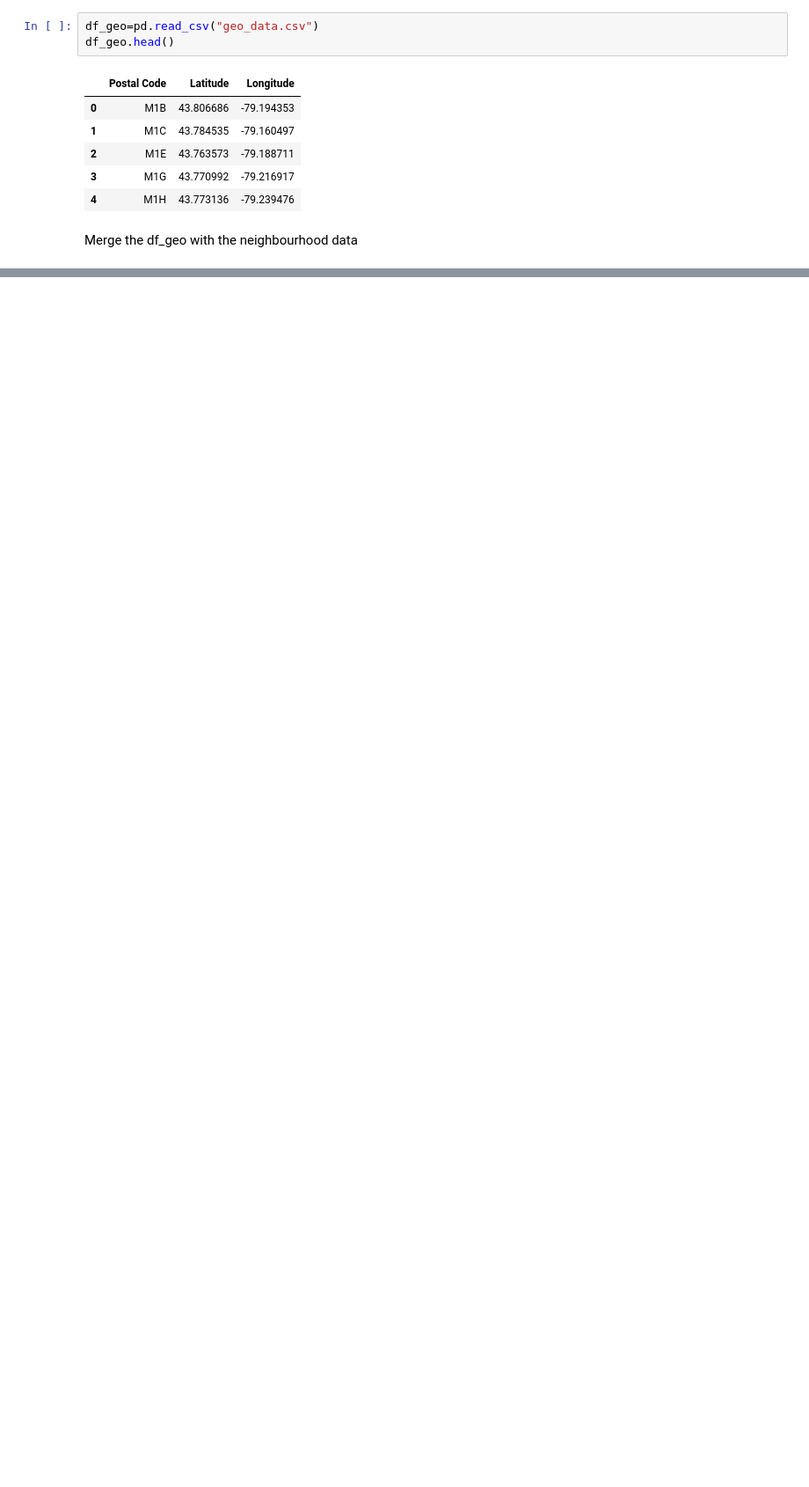
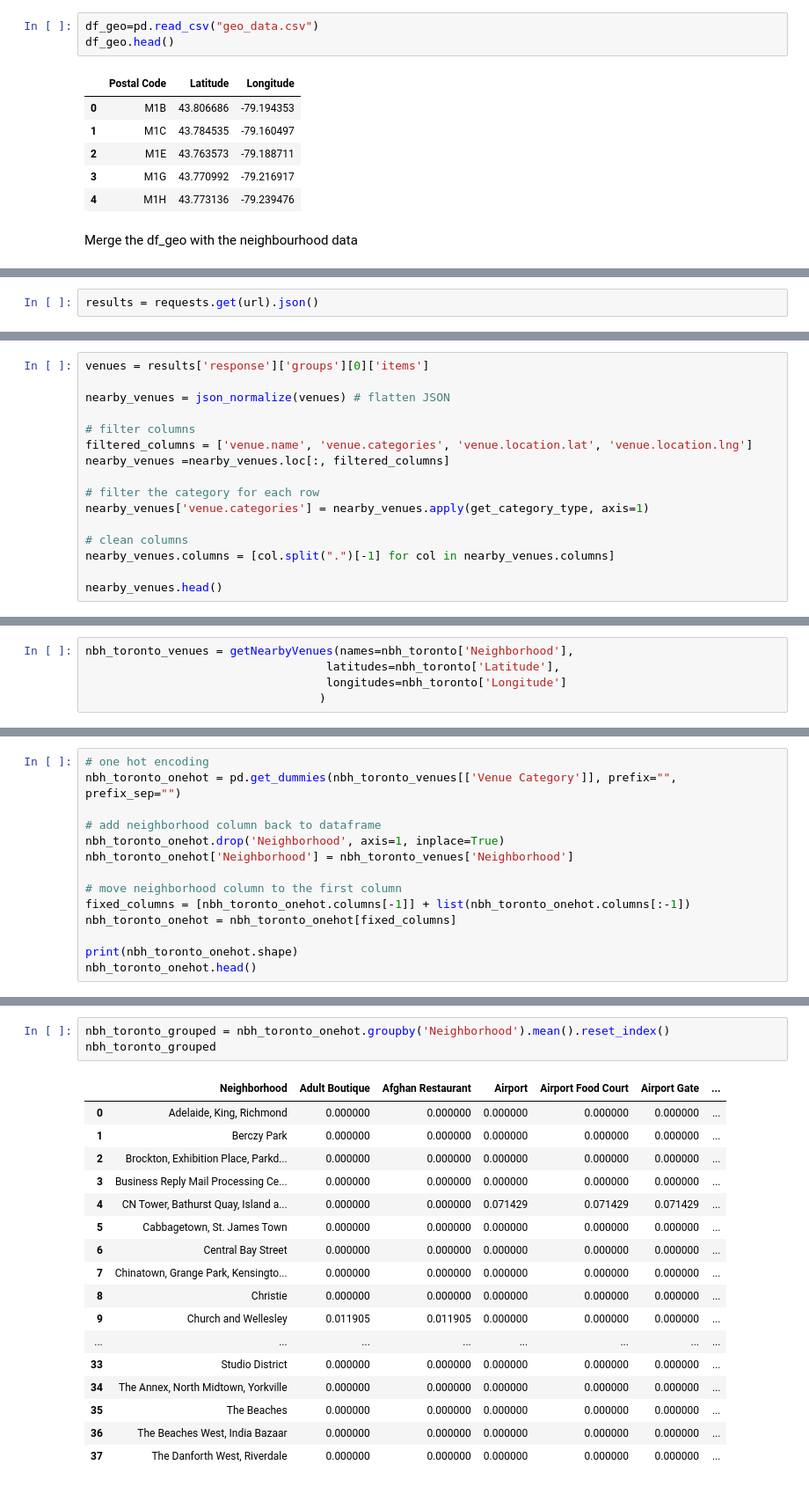
Before and after one commit to markzhu1974/Coursera_Capstone, a Jupyter notebook: Segmenting and Clustering Neighborhoods in Toronto.ipynb, the cells around one changed output, grey strips where cells are left out. Shown at 88% size. Cells and saved outputs as stored; diff of their text form; blank space fills up the shorter version.

```diff
--- a/Segmenting and Clustering Neighborhoods in Toronto.ipynb
+++ b/Segmenting and Clustering Neighborhoods in Toronto.ipynb
@@ -197,0 +351,2 @@ result
+# %%
+results = requests.get(url).json()
@@ -197,0 +368,16 @@ result
+# %%
+venues = results['response']['groups'][0]['items']
+
+nearby_venues = json_normalize(venues) # flatten JSON
+
+# filter columns
+filtered_columns = ['venue.name', 'venue.categories', 'venue.location.lat', 'venue.location.lng']
+nearby_venues =nearby_venues.loc[:, filtered_columns]
+
+# filter the category for each row
+nearby_venues['venue.categories'] = nearby_venues.apply(get_category_type, axis=1)
+
+# clean columns
+nearby_venues.columns = [col.split(".")[-1] for col in nearby_venues.columns]
+
+nearby_venues.head()
@@ -197,0 +439,5 @@ result
+# %%
+nbh_toronto_venues = getNearbyVenues(names=nbh_toronto['Neighborhood'],
+                                   latitudes=nbh_toronto['Latitude'],
+                                   longitudes=nbh_toronto['Longitude']
+                                  )
@@ -197,0 +508,14 @@ result
+# %%
+# one hot encoding
+nbh_toronto_onehot = pd.get_dummies(nbh_toronto_venues[['Venue Category']], prefix="", prefix_sep="")
+
+# add neighborhood column back to dataframe
+nbh_toronto_onehot.drop('Neighborhood', axis=1, inplace=True)
+nbh_toronto_onehot['Neighborhood'] = nbh_toronto_venues['Neighborhood']
+
+# move neighborhood column to the first column
+fixed_columns = [nbh_toronto_onehot.columns[-1]] + list(nbh_toronto_onehot.columns[:-1])
+nbh_toronto_onehot = nbh_toronto_onehot[fixed_columns]
+
+print(nbh_toronto_onehot.shape)
+nbh_toronto_onehot.head()
@@ -197,0 +533,21 @@ result
+# %%
+nbh_toronto_grouped = nbh_toronto_onehot.groupby('Neighborhood').mean().reset_index()
+nbh_toronto_grouped
+# %% [output]
+|  | Neighborhood | Adult Boutique | Afghan Restaurant | Airport | Airport Food Court | Airport Gate | ... |
+| 0 | Adelaide, King, Richmond | 0.000000 | 0.000000 | 0.000000 | 0.000000 | 0.000000 | ... |
+| 1 | Berczy Park | 0.000000 | 0.000000 | 0.000000 | 0.000000 | 0.000000 | ... |
+| 2 | Brockton, Exhibition Place, Parkd... | 0.000000 | 0.000000 | 0.000000 | 0.000000 | 0.000000 | ... |
+| 3 | Business Reply Mail Processing Ce... | 0.000000 | 0.000000 | 0.000000 | 0.000000 | 0.000000 | ... |
+| 4 | CN Tower, Bathurst Quay, Island a... | 0.000000 | 0.000000 | 0.071429 | 0.071429 | 0.071429 | ... |
+| 5 | Cabbagetown, St. James Town | 0.000000 | 0.000000 | 0.000000 | 0.000000 | 0.000000 | ... |
+| 6 | Central Bay Street | 0.000000 | 0.000000 | 0.000000 | 0.000000 | 0.000000 | ... |
+| 7 | Chinatown, Grange Park, Kensingto... | 0.000000 | 0.000000 | 0.000000 | 0.000000 | 0.000000 | ... |
+| 8 | Christie | 0.000000 | 0.000000 | 0.000000 | 0.000000 | 0.000000 | ... |
+| 9 | Church and Wellesley | 0.011905 | 0.011905 | 0.000000 | 0.000000 | 0.000000 | ... |
+| ... | ... | ... | ... | ... | ... | ... | ... |
+| 33 | Studio District | 0.000000 | 0.000000 | 0.000000 | 0.000000 | 0.000000 | ... |
+| 34 | The Annex, North Midtown, Yorkville | 0.000000 | 0.000000 | 0.000000 | 0.000000 | 0.000000 | ... |
+| 35 | The Beaches | 0.000000 | 0.000000 | 0.000000 | 0.000000 | 0.000000 | ... |
+| 36 | The Beaches West, India Bazaar | 0.000000 | 0.000000 | 0.000000 | 0.000000 | 0.000000 | ... |
+| 37 | The Danforth West, Riverdale | 0.000000 | 0.000000 | 0.000000 | 0.000000 | 0.000000 | ... |
```
Also changed, not shown: parts of 57 cells of this notebook.
